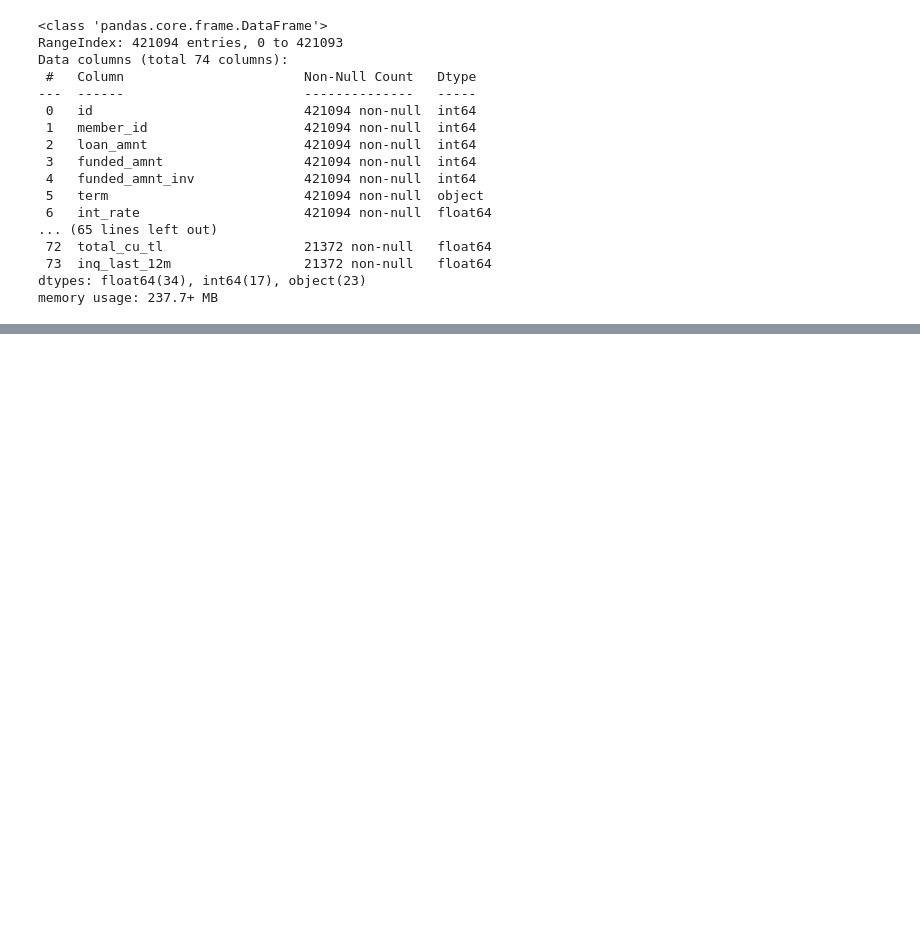
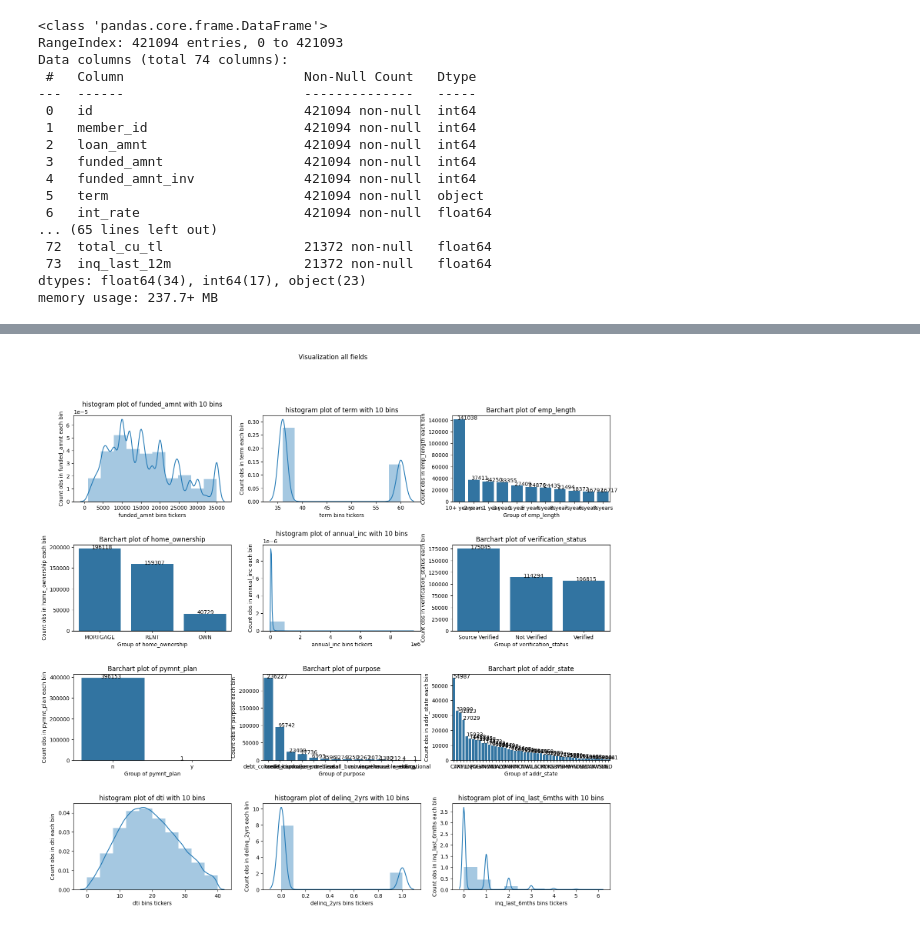
Before and after one commit to hng0810/consumer-loan-scorecard, a Jupyter notebook: src/notebook.ipynb, the cells around one changed output, grey strips where cells are left out. Drawn from its saved outputs; the diff is of its cells as text; code cells hidden in the pictures; blank space fills up the shorter version.

```diff
--- a/src/notebook.ipynb
+++ b/src/notebook.ipynb
@@ -86,0 +320,4 @@ Name: count, dtype: int64
+# %%
+loan_data['good_bad'] = np.where(loan_data.loc[:, 'loan_status'].isin(['Charged Off', 'Default', 'Late (31-120 days)', 'Late (16-30 days)', 'In Grace Period']), 0, 1)
+# Drop the original 'loan_status' column
+loan_data.drop(columns = ['loan_status'], inplace = True)
@@ -86,0 +332,13 @@ Name: count, dtype: int64
+# %%
+# Bỏ các biến issue_d, last_pymnt_d, next_pymnt_d, last_credit_pull_d
+loan_data.drop(columns = ['issue_d', 'last_pymnt_d', 'next_pymnt_d', 'last_credit_pull_d'], inplace = True)
+# %%
+# Chuyển earliest_cr_line_year sang số nguyên (số năm tính từ earlies credit line)
+loan_data['earliest_cr_line_year'] = loan_data['earliest_cr_line'].dt.year.astype('Int64')
+loan_data['years_from_earliest_cr_line'] = 2016 - loan_data['earliest_cr_line_year']
+loan_data = loan_data[loan_data['years_from_earliest_cr_line'] >= 0]
+# Drop các cột earliest_cr_line, earliest_cr_line_year
+loan_data.drop(columns = ['earliest_cr_line', 'earliest_cr_line_year'], inplace = True)
+# %%
+# Xóa các giá trị khuyết thiếu trong emp_length (0.05%)
+loan_data = loan_data.dropna(subset=['emp_length'])
@@ -86,0 +377,17 @@ Name: count, dtype: int64
+# %%
+# Khởi tạo figure cho đồ thị (Kích thước W*H = 16x12) và cách nhau là 0.2 giữa các đồ thị
+fig = plt.figure(figsize=(18, 16))
+fig.subplots_adjust(hspace=0.5, wspace=0.2)
+# Tạo vòng for check định dạng của biến và visualize
+for i, (fieldname, dtype) in enumerate(zip(loan_data.columns, loan_data.dtypes.values)):
+  if i <= 11:
+    ax_i = fig.add_subplot(4, 3, i+1)
+    if dtype in ['float64', 'int64']:
+      ax_i = _plot_hist_subplot(loan_data[fieldname], fieldname=fieldname)
+    else:
+      ax_i = _plot_barchart_subplot(loan_data[fieldname], fieldname=fieldname)
+
+fig.suptitle('Visualization all fields')
+plt.show()
+# %% [output]
+[figure, added]
```
Also changed, not shown: parts of 89 cells of this notebook, 1 other file.
